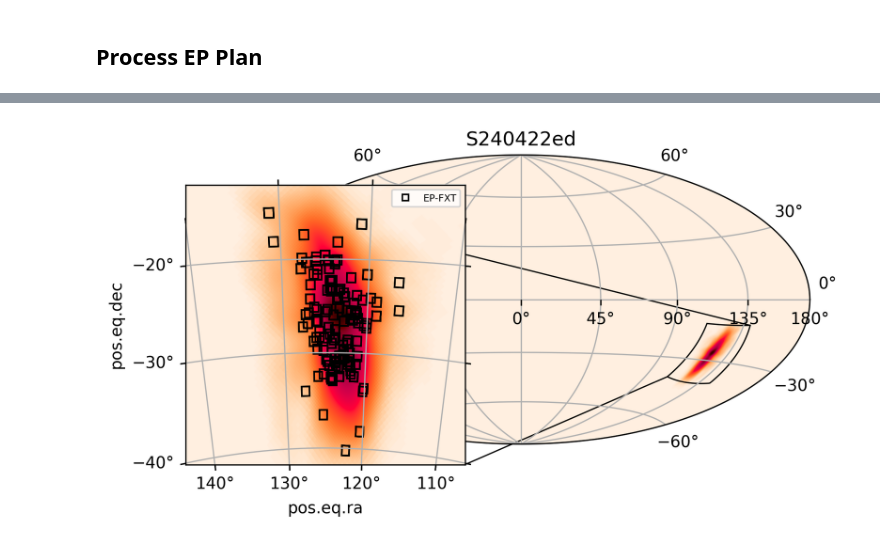
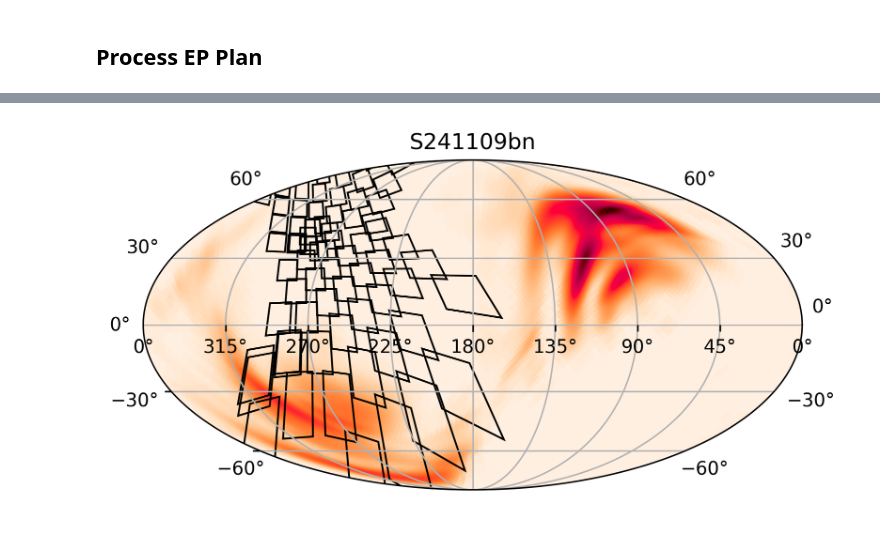
Before and after one commit to LAujust/EPTools, a Jupyter notebook: GW_O4.ipynb, the cells around one changed output, grey strips where cells are left out. Drawn from its saved outputs; the diff is of its cells as text; code cells hidden in the pictures.

```diff
--- a/GW_O4.ipynb
+++ b/GW_O4.ipynb
@@ -149,13 +149,8 @@ from EPTools.gw_em import *
 register_epband()
 
 def make_EPPlan(filename:str,instrument:str):
-    zp = 30.
+    zp = 25.
     pointings = pd.read_csv(filename)
-
-    try:
-        register_epband()
-    except:
-        print('EP Mock Band was registered')
 
     if instrument == 'WXT':
         width, height = np.sqrt(75), np.sqrt(75)
@@ -194,7 +189,7 @@ def make_EPPlan(filename:str,instrument:str):
 
     return plan
 
-event_name = 'S240422ed'
+event_name = 'S241109bn'
 file_root = '/Users/liangrunduo/EP/GW/Plans/{}/'.format(event_name)
 #file_root = '/Users/liangrunduo/Desktop/Aujust/NAOC/EP/GW/Plans/'
 wxt_fname = 'wxt_obs_{}.csv'.format(event_name)
@@ -202,10 +197,10 @@ fxt_fname = 'fxt_obs_{}.csv'.format(event_name)
 
 
 
-# wxtplan = make_EPPlan(file_root+wxt_fname,instrument='WXT')
-# with open(file_root+'{}_WXT_plan.pkl'.format(event_name),'wb') as f:
-#     pickle.dump(wxtplan,f,protocol=pickle.HIGHEST_PROTOCOL)
-#     f.close()
+wxtplan = make_EPPlan(file_root+wxt_fname,instrument='WXT')
+with open(file_root+'{}_WXT_plan.pkl'.format(event_name),'wb') as f:
+    pickle.dump(wxtplan,f,protocol=pickle.HIGHEST_PROTOCOL)
+    f.close()
 
 fxtplan = make_EPPlan(file_root+fxt_fname,instrument='FXT')
 with open(file_root+'{}_FXT_plan.pkl'.format(event_name),'wb') as f:
@@ -248,42 +248,55 @@ Table length=428
 # %%
 'Plot skymap and EP footprint'
 
 from matplotlib.lines import Line2D
 import ligo.skymap.plot
 from matplotlib import pyplot as plt
 import astropy.units as u
 from matplotlib.patches import Rectangle
 
+ZOOM = False
+event_name = 'S241109bn'
+instruments = ['WXT']
+file_root = '/Users/liangrunduo/EP/GW/Plans/{}/'.format(event_name)
+
 fig = plt.figure(dpi=300)
-m, meta = ligo.skymap.io.fits.read_sky_map('/Users/liangrunduo/EP/GW/Bilby_offline_S240422ed.fits',nest=False,distances=True)
-ax_globe = plt.axes(projection='geo aitoff')
-ax_zoom_rect = plt.axes(
-    [0.0, 0.2, 0.5, 0.5],
-    projection='astro degrees zoom',
-    center='125d -27d',
-    radius='15 deg')
-# ax = plt.axes(projection='astro zoom',
-#               center='8h25min -28d', radius=20*u.deg, rotate='0 deg')
+m, meta = ligo.skymap.io.fits.read_sky_map('/Users/liangrunduo/EP/GW/Bilby_offline_{}.fits'.format(event_name),nest=False,distances=True)
+#ax_globe = plt.axes(projection='geo aitoff')
+ax_globe = plt.axes(projection='astro degrees mollweide')
+ax_globe.imshow_hpx(m[0], cmap='cylon')
 ax_globe.grid()
-ax_zoom_rect.grid()
-ax_globe.imshow_hpx(m[0], cmap='cylon')
-ax_zoom_rect.imshow_hpx(m[0], cmap='cylon')
+
+plot_axis = ax_globe
+if ZOOM:
+    ax_zoom_rect = plt.axes(
+        [0.0, 0.2, 0.5, 0.5],
+        projection='astro degrees zoom',
+        center='125d -27d',
+        radius='15 deg')
+    # ax_zoom_rect = plt.axes(projection='astro zoom',
+    #             center='8h25min -28d', radius=20*u.deg, rotate='0 deg')
+    ax_zoom_rect.grid()
+    ax_zoom_rect.imshow_hpx(m[0], cmap='cylon')
+    plot_axis = ax_zoom_rect
+
+    ax_globe.mark_inset_axes(ax_zoom_rect)
+    ax_globe.connect_inset_axes(ax_zoom_rect, 'lower right')
+    ax_globe.connect_inset_axes(ax_zoom_rect, 'lower right')
 
 
+for i,instrument in enumerate(instruments):
+    with open(file_root+'{}_{}_plan.pkl'.format(event_name,instrument),'rb') as f:
+        plan = pickle.load(f)
+        f.close()
+    ra, dec = plan.pointings['RA'], plan.pointings['Dec']
 
-ax_globe.mark_inset_axes(ax_zoom_rect)
-ax_globe.connect_inset_axes(ax_zoom_rect, 'upper left')
-ax_globe.connect_inset_axes(ax_zoom_rect, 'lower right')
-
-
-ra, dec = fxtplan.pointings['RA'], fxtplan.pointings['Dec']
-for i in range(len(ra)):
-    patch = Rectangle((ra[i],dec[i]),width=1,height=1,fill=False,color='k',transform=ax_zoom_rect.get_transform('world'))
-    ax_zoom_rect.add_patch(patch)
+    for i in range(len(ra)):
+        patch = Rectangle((ra[i]-plan.width/2,dec[i]-plan.height/2),width=plan.width,height=plan.height,fill=False,color='k',transform=ax_zoom_rect.get_transform('world'))
+        plot_axis.add_patch(patch)
 
 ax_globe.set_title(event_name)
 l = Line2D([],[],marker='s',color='k',markersize=4,linestyle='',fillstyle='none')
-ax_zoom_rect.legend(handles=[l],labels=['EP-FXT'],fontsize=6)
-plt.savefig('/Users/liangrunduo/EP/Results/S240422ed_EP_footprint.pdf',dpi=300)
+#ax_zoom_rect.legend(handles=[l],labels=['EP-FXT'],fontsize=6)
+#plt.savefig('/Users/liangrunduo/EP/Results/S240422ed_EP_footprint.pdf',dpi=300)
 # %% [output]
-[figure, old version]
+[figure, new version]
```
Also changed, not shown: parts of 3 cells of this notebook.
